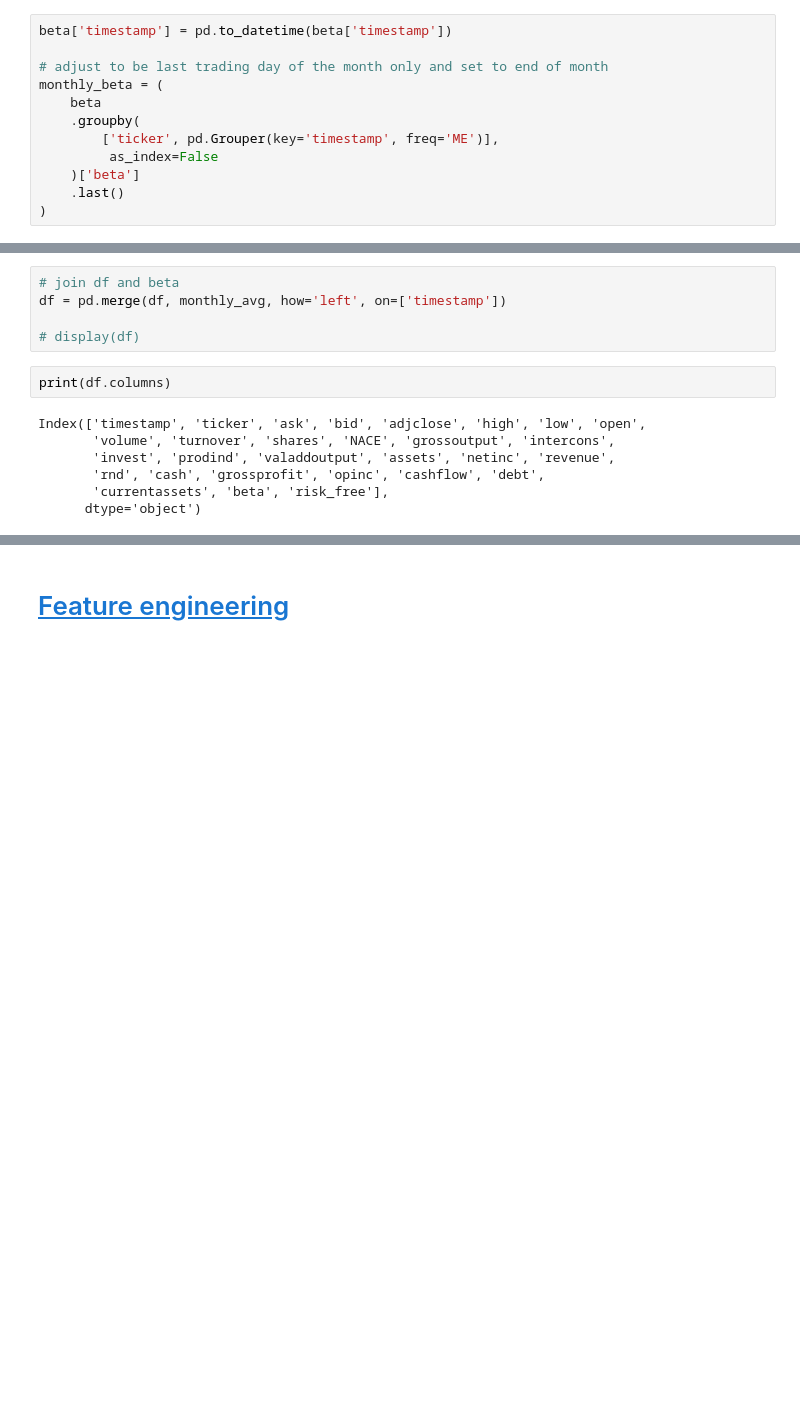
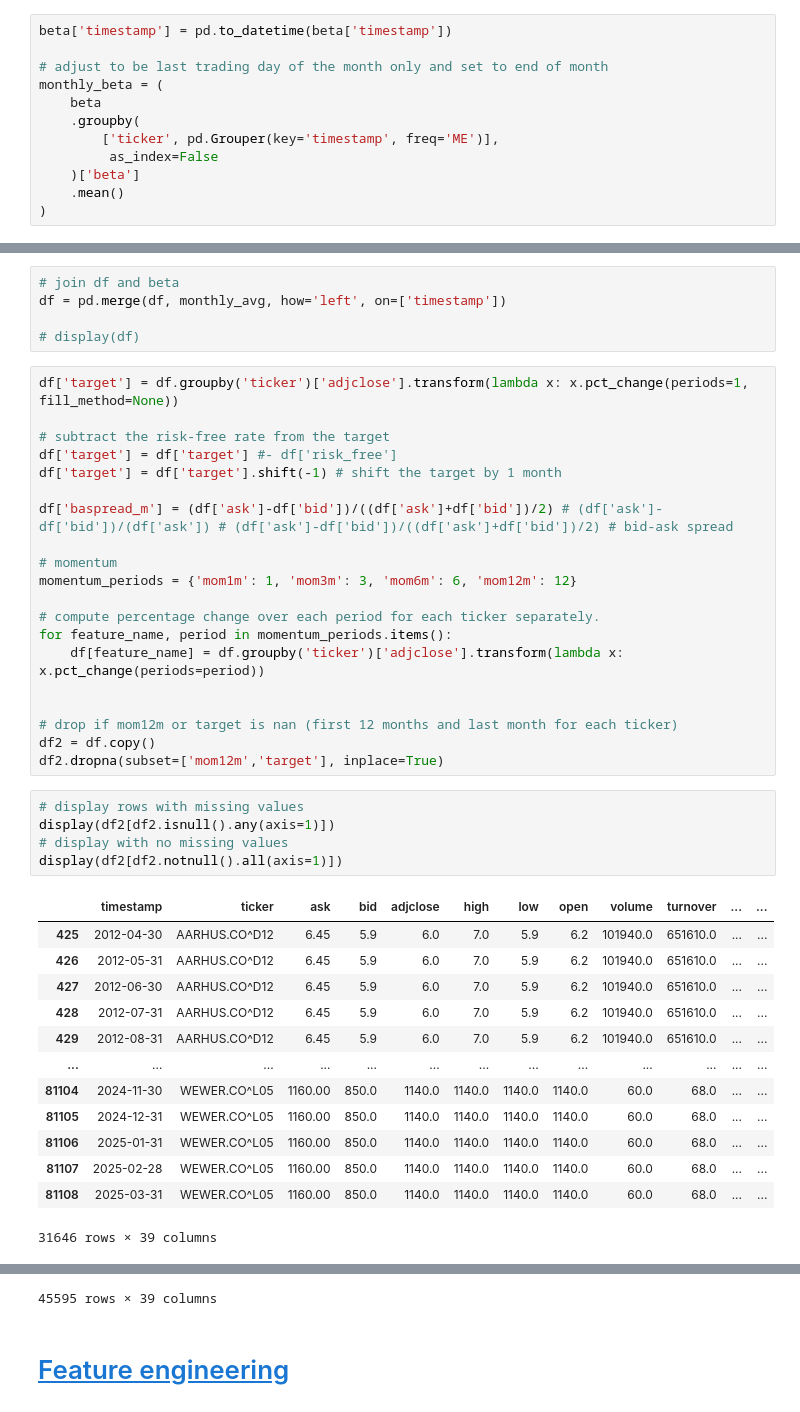
Before and after one commit to johanoelgaard/MastersThesis, a Jupyter notebook: dataprocessing.ipynb, the cells around one changed output, grey strips where cells are left out. Drawn from its saved outputs; the diff is of its cells as text; blank space fills up the shorter version.

```diff
--- a/dataprocessing.ipynb
+++ b/dataprocessing.ipynb
@@ -127,7 +127,7 @@ monthly_beta = (
         ['ticker', pd.Grouper(key='timestamp', freq='ME')],
          as_index=False
     )['beta']
-    .last()
+    .mean()
 )
 # %%
 # join df and beta
@@ -173,12 +157,42 @@ rf_rate
 df = pd.merge(df, monthly_avg, how='left', on=['timestamp'])
 
 # display(df)
-# %%
-print(df.columns)
-# %% [output]
-Index(['timestamp', 'ticker', 'ask', 'bid', 'adjclose', 'high', 'low', 'open',
-       'volume', 'turnover', 'shares', 'NACE', 'grossoutput', 'intercons',
-       'invest', 'prodind', 'valaddoutput', 'assets', 'netinc', 'revenue',
-       'rnd', 'cash', 'grossprofit', 'opinc', 'cashflow', 'debt',
-       'currentassets', 'beta', 'risk_free'],
-      dtype='object')
+# %%
+df['target'] = df.groupby('ticker')['adjclose'].transform(lambda x: x.pct_change(periods=1, fill_method=None))
+
+# subtract the risk-free rate from the target
+df['target'] = df['target'] #- df['risk_free']
+df['target'] = df['target'].shift(-1) # shift the target by 1 month
+
+df['baspread_m'] = (df['ask']-df['bid'])/((df['ask']+df['bid'])/2) # (df['ask']-df['bid'])/(df['ask']) # (df['ask']-df['bid'])/((df['ask']+df['bid'])/2) # bid-ask spread
+
+# momentum
+momentum_periods = {'mom1m': 1, 'mom3m': 3, 'mom6m': 6, 'mom12m': 12}
+
+# compute percentage change over each period for each ticker separately.
+for feature_name, period in momentum_periods.items():
+    df[feature_name] = df.groupby('ticker')['adjclose'].transform(lambda x: x.pct_change(periods=period))
+
+
+# drop if mom12m or target is nan (first 12 months and last month for each ticker)
+df2 = df.copy()
+df2.dropna(subset=['mom12m','target'], inplace=True)
+# %%
+# display rows with missing values
+display(df2[df2.isnull().any(axis=1)])
+# display with no missing values
+display(df2[df2.notnull().all(axis=1)])
+# %% [output]
+|  | timestamp | ticker | ask | bid | adjclose | high | low | open | volume | turnover | ... | ... |
+| 425 | 2012-04-30 | AARHUS.CO^D12 | 6.45 | 5.9 | 6.0 | 7.0 | 5.9 | 6.2 | 101940.0 | 651610.0 | ... | ... |
+| 426 | 2012-05-31 | AARHUS.CO^D12 | 6.45 | 5.9 | 6.0 | 7.0 | 5.9 | 6.2 | 101940.0 | 651610.0 | ... | ... |
+| 427 | 2012-06-30 | AARHUS.CO^D12 | 6.45 | 5.9 | 6.0 | 7.0 | 5.9 | 6.2 | 101940.0 | 651610.0 | ... | ... |
+| 428 | 2012-07-31 | AARHUS.CO^D12 | 6.45 | 5.9 | 6.0 | 7.0 | 5.9 | 6.2 | 101940.0 | 651610.0 | ... | ... |
+| 429 | 2012-08-31 | AARHUS.CO^D12 | 6.45 | 5.9 | 6.0 | 7.0 | 5.9 | 6.2 | 101940.0 | 651610.0 | ... | ... |
+| ... | ... | ... | ... | ... | ... | ... | ... | ... | ... | ... | ... | ... |
+| 81104 | 2024-11-30 | WEWER.CO^L05 | 1160.00 | 850.0 | 1140.0 | 1140.0 | 1140.0 | 1140.0 | 60.0 | 68.0 | ... | ... |
+| 81105 | 2024-12-31 | WEWER.CO^L05 | 1160.00 | 850.0 | 1140.0 | 1140.0 | 1140.0 | 1140.0 | 60.0 | 68.0 | ... | ... |
+| 81106 | 2025-01-31 | WEWER.CO^L05 | 1160.00 | 850.0 | 1140.0 | 1140.0 | 1140.0 | 1140.0 | 60.0 | 68.0 | ... | ... |
+| 81107 | 2025-02-28 | WEWER.CO^L05 | 1160.00 | 850.0 | 1140.0 | 1140.0 | 1140.0 | 1140.0 | 60.0 | 68.0 | ... | ... |
+| 81108 | 2025-03-31 | WEWER.CO^L05 | 1160.00 | 850.0 | 1140.0 | 1140.0 | 1140.0 | 1140.0 | 60.0 | 68.0 | ... | ... |
+31646 rows × 39 columns
@@ -185,3 +211,4 @@ Index(['timestamp', 'ticker', 'ask', 'bid', 'adjclose', 'high', 'low', 'open',
+45595 rows × 39 columns
 # %% [markdown]
 # <a id='toc2_'></a>[Feature engineering](#toc0_)
 # %%
```
Also changed, not shown: parts of 6 cells of this notebook, 7 other files.
